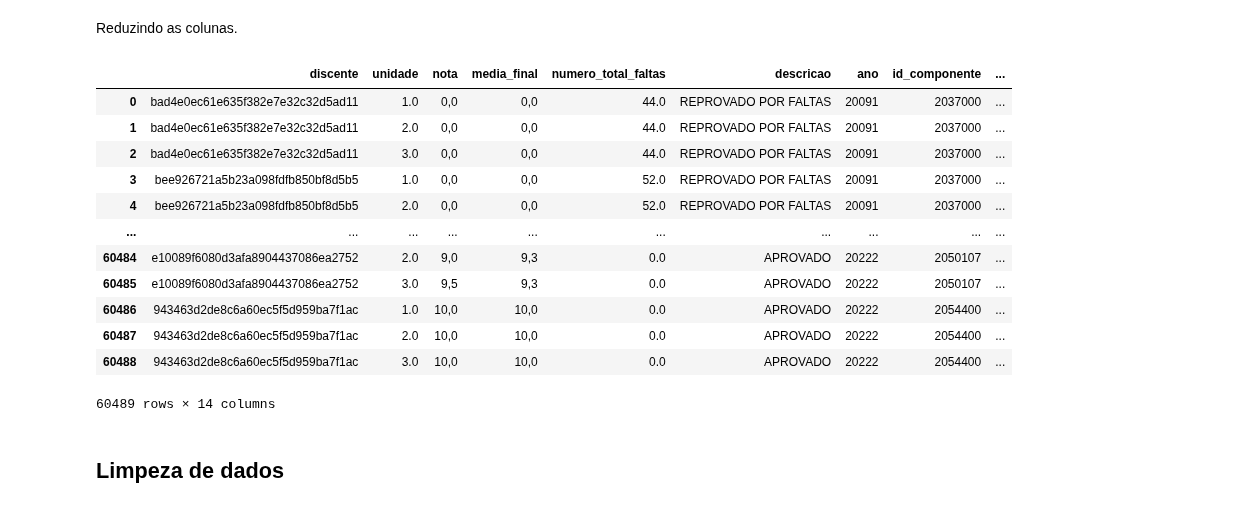
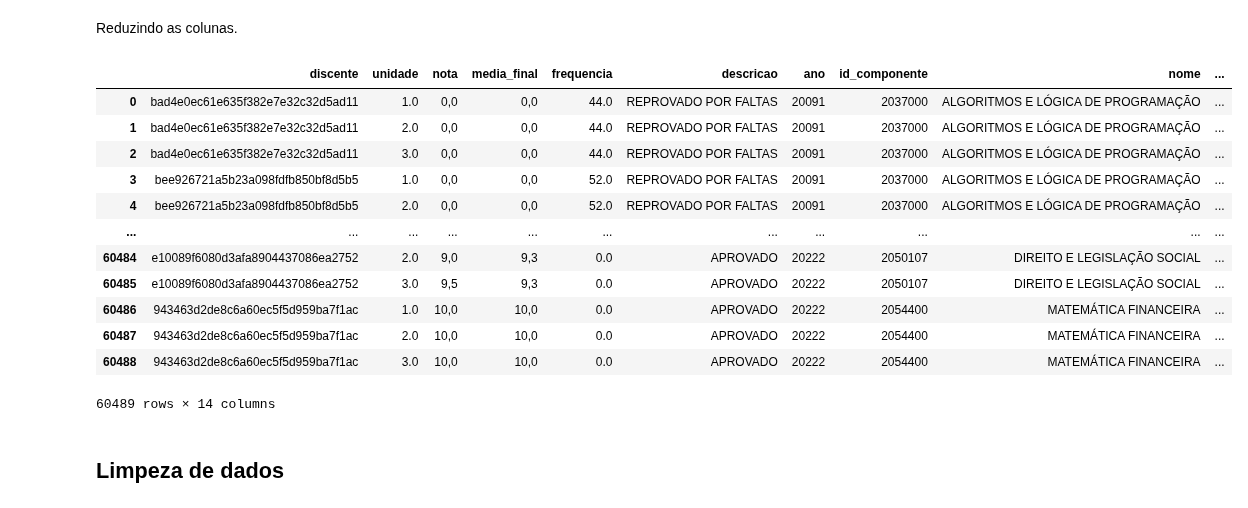
Before and after one commit to wanessabezerra/dataframe-bsi, a Jupyter notebook: dataframe-bsi/dataframe-bsi.ipynb, the cells around one changed output. Saved outputs shown, nothing was run; the diff lists cells and outputs as text; code cells hidden in the pictures.

Commit message:
:card_file_box: Renomeando a coluna numero_total_faltas por frequencia #4

```diff
--- a/dataframe-bsi/dataframe-bsi.ipynb
+++ b/dataframe-bsi/dataframe-bsi.ipynb
@@ -97,24 +97,26 @@ Index(['id_turma', 'codigo_turma', 'siape', 'matricula_docente_externo',
        'periodo_ingresso', 'status', 'cotista', 'tipo_cota',
        'descricao_tipo_cota'],
       dtype='object')
+# %%
+turma_matricula_componente_pessoal = turma_matricula_componente_pessoal.rename(columns={'numero_total_faltas': 'frequencia'})
 # %% [markdown]
 Reduzindo as colunas.
 # %%
-turma_matricula_componente_pessoal = turma_matricula_componente_pessoal.filter(items=['discente', 'unidade', 'nota', 'media_final', 'numero_total_faltas', 'descricao', 'ano', 'id_componente', 'nome', 'ch_total', 'sexo', 'ano_nascimento', 'ano_ingresso', 'ano_ingresso', 'status'])
+turma_matricula_componente_pessoal = turma_matricula_componente_pessoal.filter(items=['discente', 'unidade', 'nota', 'media_final', 'frequencia', 'descricao', 'ano', 'id_componente', 'nome', 'ch_total', 'sexo', 'ano_nascimento', 'ano_ingresso', 'ano_ingresso', 'status'])
 turma_matricula_componente_pessoal
 # %% [output]
-|  | discente | unidade | nota | media_final | numero_total_faltas | descricao | ano | id_componente | ... |
-| 0 | bad4e0ec61e635f382e7e32c32d5ad11 | 1.0 | 0,0 | 0,0 | 44.0 | REPROVADO POR FALTAS | 20091 | 2037000 | ... |
-| 1 | bad4e0ec61e635f382e7e32c32d5ad11 | 2.0 | 0,0 | 0,0 | 44.0 | REPROVADO POR FALTAS | 20091 | 2037000 | ... |
-| 2 | bad4e0ec61e635f382e7e32c32d5ad11 | 3.0 | 0,0 | 0,0 | 44.0 | REPROVADO POR FALTAS | 20091 | 2037000 | ... |
-| 3 | bee926721a5b23a098fdfb850bf8d5b5 | 1.0 | 0,0 | 0,0 | 52.0 | REPROVADO POR FALTAS | 20091 | 2037000 | ... |
-| 4 | bee926721a5b23a098fdfb850bf8d5b5 | 2.0 | 0,0 | 0,0 | 52.0 | REPROVADO POR FALTAS | 20091 | 2037000 | ... |
-| ... | ... | ... | ... | ... | ... | ... | ... | ... | ... |
-| 60484 | e10089f6080d3afa8904437086ea2752 | 2.0 | 9,0 | 9,3 | 0.0 | APROVADO | 20222 | 2050107 | ... |
-| 60485 | e10089f6080d3afa8904437086ea2752 | 3.0 | 9,5 | 9,3 | 0.0 | APROVADO | 20222 | 2050107 | ... |
-| 60486 | 943463d2de8c6a60ec5f5d959ba7f1ac | 1.0 | 10,0 | 10,0 | 0.0 | APROVADO | 20222 | 2054400 | ... |
-| 60487 | 943463d2de8c6a60ec5f5d959ba7f1ac | 2.0 | 10,0 | 10,0 | 0.0 | APROVADO | 20222 | 2054400 | ... |
-| 60488 | 943463d2de8c6a60ec5f5d959ba7f1ac | 3.0 | 10,0 | 10,0 | 0.0 | APROVADO | 20222 | 2054400 | ... |
+|  | discente | unidade | nota | media_final | frequencia | descricao | ano | id_componente | nome | ... |
+| 0 | bad4e0ec61e635f382e7e32c32d5ad11 | 1.0 | 0,0 | 0,0 | 44.0 | REPROVADO POR FALTAS | 20091 | 2037000 | ALGORITMOS E LÓGICA DE PROGRAMAÇÃO | ... |
+| 1 | bad4e0ec61e635f382e7e32c32d5ad11 | 2.0 | 0,0 | 0,0 | 44.0 | REPROVADO POR FALTAS | 20091 | 2037000 | ALGORITMOS E LÓGICA DE PROGRAMAÇÃO | ... |
+| 2 | bad4e0ec61e635f382e7e32c32d5ad11 | 3.0 | 0,0 | 0,0 | 44.0 | REPROVADO POR FALTAS | 20091 | 2037000 | ALGORITMOS E LÓGICA DE PROGRAMAÇÃO | ... |
+| 3 | bee926721a5b23a098fdfb850bf8d5b5 | 1.0 | 0,0 | 0,0 | 52.0 | REPROVADO POR FALTAS | 20091 | 2037000 | ALGORITMOS E LÓGICA DE PROGRAMAÇÃO | ... |
+| 4 | bee926721a5b23a098fdfb850bf8d5b5 | 2.0 | 0,0 | 0,0 | 52.0 | REPROVADO POR FALTAS | 20091 | 2037000 | ALGORITMOS E LÓGICA DE PROGRAMAÇÃO | ... |
+| ... | ... | ... | ... | ... | ... | ... | ... | ... | ... | ... |
+| 60484 | e10089f6080d3afa8904437086ea2752 | 2.0 | 9,0 | 9,3 | 0.0 | APROVADO | 20222 | 2050107 | DIREITO E LEGISLAÇÃO SOCIAL | ... |
+| 60485 | e10089f6080d3afa8904437086ea2752 | 3.0 | 9,5 | 9,3 | 0.0 | APROVADO | 20222 | 2050107 | DIREITO E LEGISLAÇÃO SOCIAL | ... |
+| 60486 | 943463d2de8c6a60ec5f5d959ba7f1ac | 1.0 | 10,0 | 10,0 | 0.0 | APROVADO | 20222 | 2054400 | MATEMÁTICA FINANCEIRA | ... |
+| 60487 | 943463d2de8c6a60ec5f5d959ba7f1ac | 2.0 | 10,0 | 10,0 | 0.0 | APROVADO | 20222 | 2054400 | MATEMÁTICA FINANCEIRA | ... |
+| 60488 | 943463d2de8c6a60ec5f5d959ba7f1ac | 3.0 | 10,0 | 10,0 | 0.0 | APROVADO | 20222 | 2054400 | MATEMÁTICA FINANCEIRA | ... |
 60489 rows × 14 columns
 # %% [markdown]
 ## Limpeza de dados
```
Also changed, not shown: 1 other file.
